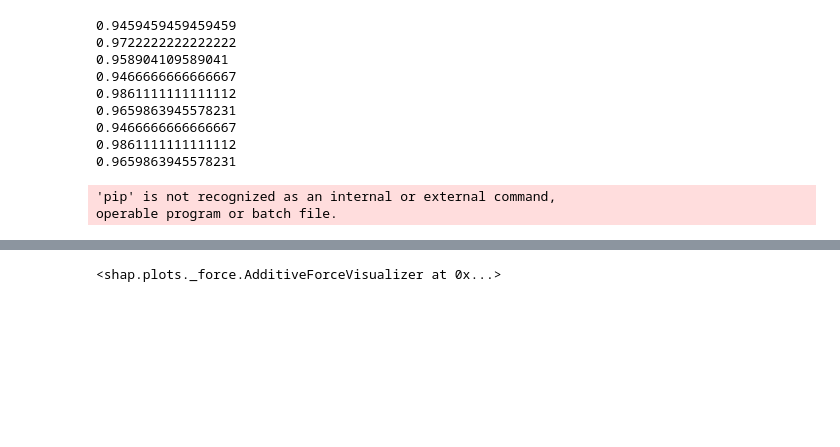
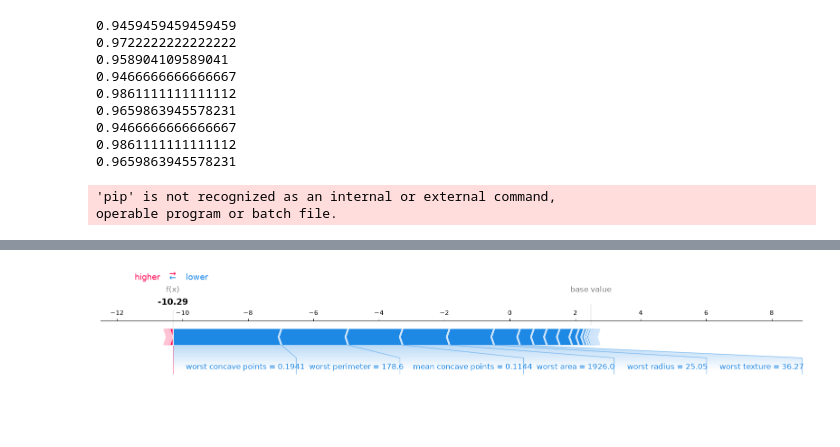
Before and after one commit to gurudev-1113/BootCamp, a Jupyter notebook: day6/BootcampD6.ipynb, the cells around one changed output, grey strips where cells are left out. Cells and saved outputs as stored; diff of their text form; code cells hidden in the pictures; blank space fills up the shorter version.

```diff
--- a/day6/BootcampD6.ipynb
+++ b/day6/BootcampD6.ipynb
@@ -492,11 +490,12 @@ shap.summary_plot(shap_values,X_test,feature_names=X.columns)
 # %%
 shap.initjs()
 shap.force_plot(
     explainer.expected_value,
     shap_values[0],
     X_test.iloc[0],
-    feature_names=X.columns
+    feature_names=X.columns,
+    matplotlib=True
 )
 # %% [output]
 [interactive output not drawn]
-<shap.plots._force.AdditiveForceVisualizer at 0x...>
+[figure, added]
```
Also changed, not shown: parts of 8 cells of this notebook.
